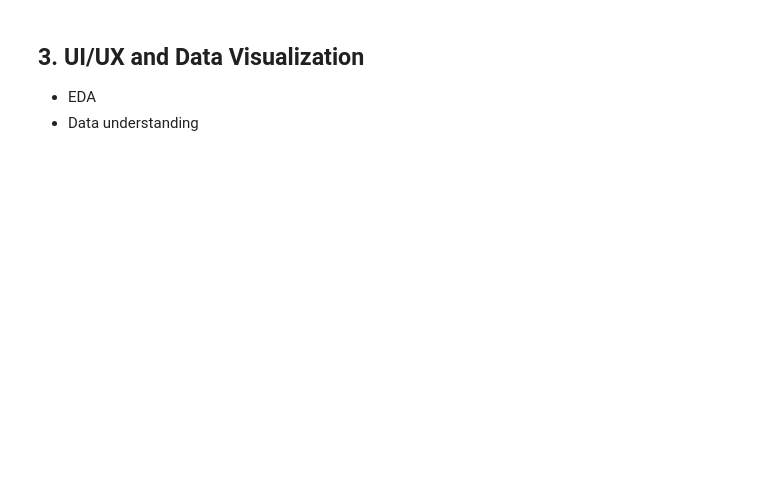
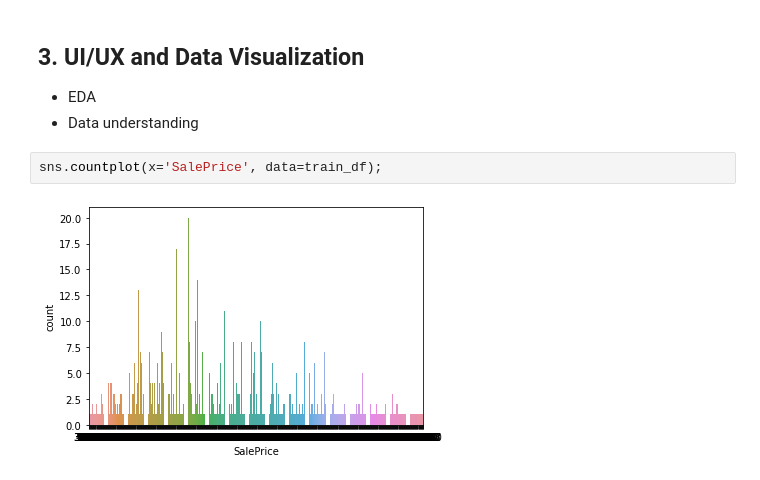
Before and after one commit to Guenthnerclan/ECS-171-Group-3-Project, a Jupyter notebook: svr.ipynb, the cells around one changed output. Saved outputs shown, nothing was run; the diff lists cells and outputs as text; blank space fills up the shorter version.

```diff
--- a/svr.ipynb
+++ b/svr.ipynb
@@ -562,3 +564,7 @@ scores
 ## 3. UI/UX and Data Visualization
 - EDA
 - Data understanding
+# %%
+sns.countplot(x='SalePrice', data=train_df);
+# %% [output]
+[figure, added]
```
Also changed, not shown: parts of 3 cells of this notebook.
